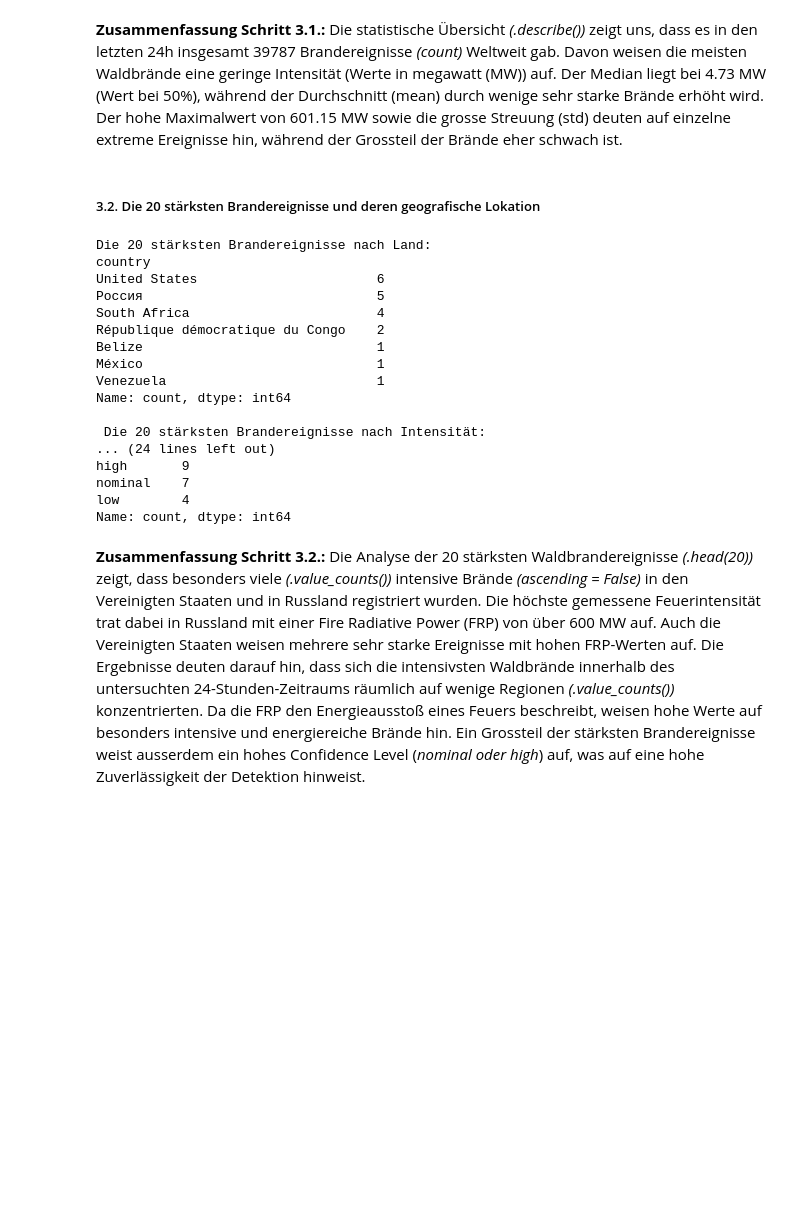
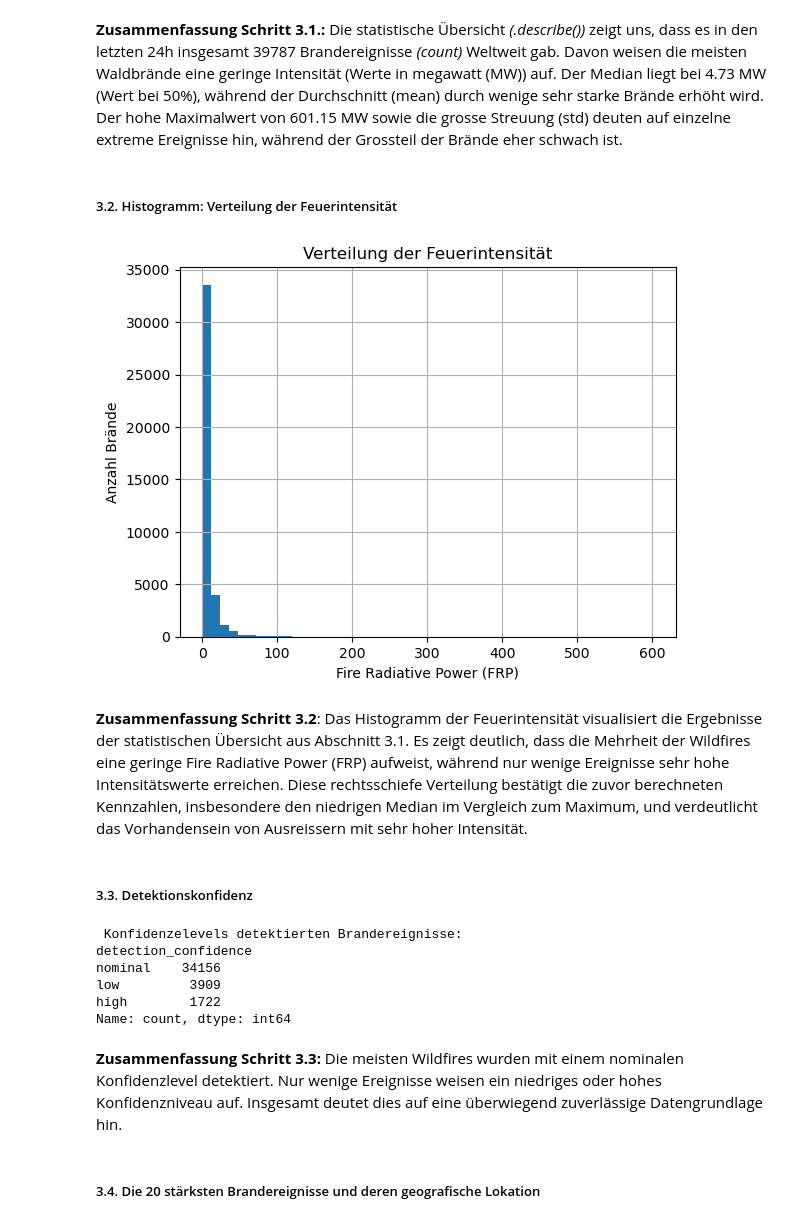
Before and after one commit to dmoinqi/geo876_wildfire_project, a Jupyter notebook: notebooks/wildfire_mapping.ipynb, the cells around one changed output. Saved outputs shown, nothing was run; the diff lists cells and outputs as text; code cells hidden in the pictures; blank space fills up the shorter version.

```diff
--- a/notebooks/wildfire_mapping.ipynb
+++ b/notebooks/wildfire_mapping.ipynb
@@ -24,6 +24,7 @@ from pathlib import Path
 import pandas as pd
 import geopandas as gpd
 from scripts.spatial_tools import reverse_geocode_coordinates #Import meiner eigenen geocoder Funktion
+import matplotlib.pyplot as plt
 
 
 #Pfade
@@ -33,10 +34,4 @@ processed_dir = data_dir / "processed" #wo der Ordner mit den verarbeiteten Rohd
 csv_path = raw_dir / "SUOMI_VIIRS_C2_Global_24h.csv" #wo das CSV abgelget ist
 
 #Rohdaten laden
-data = pd.read_csv(csv_path)
-
-#Inhalte anzeigen & Überblick verschaffen
-print(data.head())
-print() #Zeilenumbruch
-print(data.info())
-print() #Zeilenumbruch
+df = pd.read_csv(csv_path)
@@ -65,5 +66,5 @@ None
 # %%
-relevant_data = data[["latitude", "longitude", "acq_date", "confidence", "frp"]].copy() #relevante Spalten auswählen und eine echte Kopie herstellen vom original dataframe
+relevant_data = df[["latitude", "longitude", "acq_date", "confidence", "frp"]].copy() #relevante Spalten auswählen und eine echte Kopie herstellen vom original dataframe
 print() #Zeilenumbruch
 print(relevant_data.head()) #reduzierter Dataframe anzeigen
 print() #Zeilenumbruch
@@ -131,5 +132,3 @@ max        601.150000
 Name: fire_radiative_power, dtype: float64
 # %% [markdown]
 **Zusammenfassung Schritt 3.1.:** Die statistische Übersicht _(.describe())_ zeigt uns, dass es in den letzten 24h insgesamt 39787 Brandereignisse _(count)_ Weltweit gab. Davon weisen die meisten Waldbrände eine geringe Intensität (Werte in megawatt (MW)) auf. Der Median liegt bei 4.73 MW (Wert bei 50%), während der Durchschnitt (mean) durch wenige sehr starke Brände erhöht wird. Der hohe Maximalwert von 601.15 MW sowie die grosse Streuung (std) deuten auf einzelne extreme Ereignisse hin, während der Grossteil der Brände eher schwach ist.
-# %% [markdown]
-##### 3.2. Die 20 stärksten Brandereignisse und deren geografische Lokation
@@ -142,29 +135,29 @@ strongest_wildfires["country"] = strongest_wildfires["country"].str.split(",").s
-# %%
-print("Die 20 stärksten Brandereignisse nach Land:")
-print(strongest_wildfires["country"].value_counts())
-
-print("\n Die 20 stärksten Brandereignisse nach Intensität:")
-print(strongest_wildfires[["country", "fire_radiative_power"]])
-
-print("\n Konfidenzelevels der 20 stärksten Brandereignisse")
-print(strongest_wildfires["detection_confidence"].value_counts())
-# %% [output]
-Die 20 stärksten Brandereignisse nach Land:
-country
-United States                       6
-Россия                              5
-South Africa                        4
-République démocratique du Congo    2
-Belize                              1
-México                              1
-Venezuela                           1
-Name: count, dtype: int64
-
- Die 20 stärksten Brandereignisse nach Intensität:
-... (24 lines left out)
-high       9
-nominal    7
-low        4
-Name: count, dtype: int64
-# %% [markdown]
-**Zusammenfassung Schritt 3.2.:** Die Analyse der 20 stärksten Waldbrandereignisse _(.head(20))_ zeigt, dass besonders viele _(.value_counts())_ intensive Brände _(ascending = False)_ in den Vereinigten Staaten und in Russland registriert wurden. Die höchste gemessene Feuerintensität trat dabei in Russland mit einer Fire Radiative Power (FRP) von über 600 MW auf. Auch die Vereinigten Staaten weisen mehrere sehr starke Ereignisse mit hohen FRP-Werten auf. Die Ergebnisse deuten darauf hin, dass sich die intensivsten Waldbrände innerhalb des untersuchten 24-Stunden-Zeitraums räumlich auf wenige Regionen _(.value_counts())_ konzentrierten. Da die FRP den Energieausstoß eines Feuers beschreibt, weisen hohe Werte auf besonders intensive und energiereiche Brände hin. Ein Grossteil der stärksten Brandereignisse weist ausserdem ein hohes Confidence Level (_nominal oder high_) auf, was auf eine hohe Zuverlässigkeit der Detektion hinweist.
+# %% [markdown]
+##### 3.2. Histogramm: Verteilung der Feuerintensität
+# %%
+relevant_data["fire_radiative_power"].hist(bins=50)
+
+plt.xlabel("Fire Radiative Power (FRP)")
+plt.ylabel("Anzahl Brände")
+plt.title("Verteilung der Feuerintensität")
+plt.show()
+# %% [output]
+[figure, added]
+# %% [markdown]
+**Zusammenfassung Schritt 3.2**: Das Histogramm der Feuerintensität visualisiert die Ergebnisse der statistischen Übersicht aus Abschnitt 3.1. Es zeigt deutlich, dass die Mehrheit der Wildfires eine geringe Fire Radiative Power (FRP) aufweist, während nur wenige Ereignisse sehr hohe Intensitätswerte erreichen. Diese rechtsschiefe Verteilung bestätigt die zuvor berechneten Kennzahlen, insbesondere den niedrigen Median im Vergleich zum Maximum, und verdeutlicht das Vorhandensein von Ausreissern mit sehr hoher Intensität.
+# %% [markdown]
+##### 3.3. Detektionskonfidenz
+# %%
+print("\n Konfidenzelevels detektierten Brandereignisse:")
+print(relevant_data["detection_confidence"].value_counts()) #Zählung der Werte pro Konfidenzlevel
+# %% [output]
+ Konfidenzelevels detektierten Brandereignisse:
+detection_confidence
+nominal    34156
+low         3909
+high        1722
+Name: count, dtype: int64
+# %% [markdown]
+**Zusammenfassung Schritt 3.3:** Die meisten Wildfires wurden mit einem nominalen Konfidenzlevel detektiert. Nur wenige Ereignisse weisen ein niedriges oder hohes Konfidenzniveau auf. Insgesamt deutet dies auf eine überwiegend zuverlässige Datengrundlage hin.
+# %% [markdown]
+##### 3.4. Die 20 stärksten Brandereignisse und deren geografische Lokation
```
Also changed, not shown: parts of 20 cells of this notebook.
